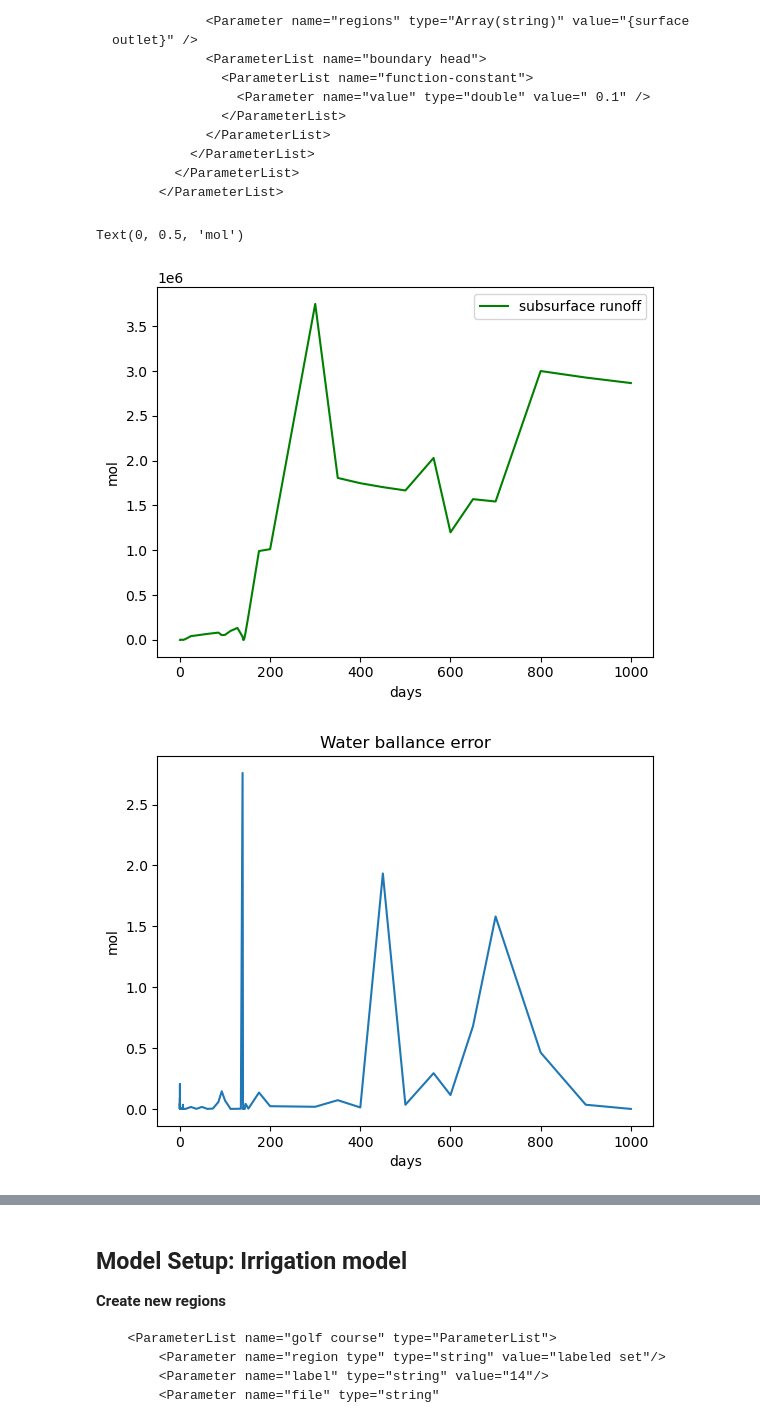
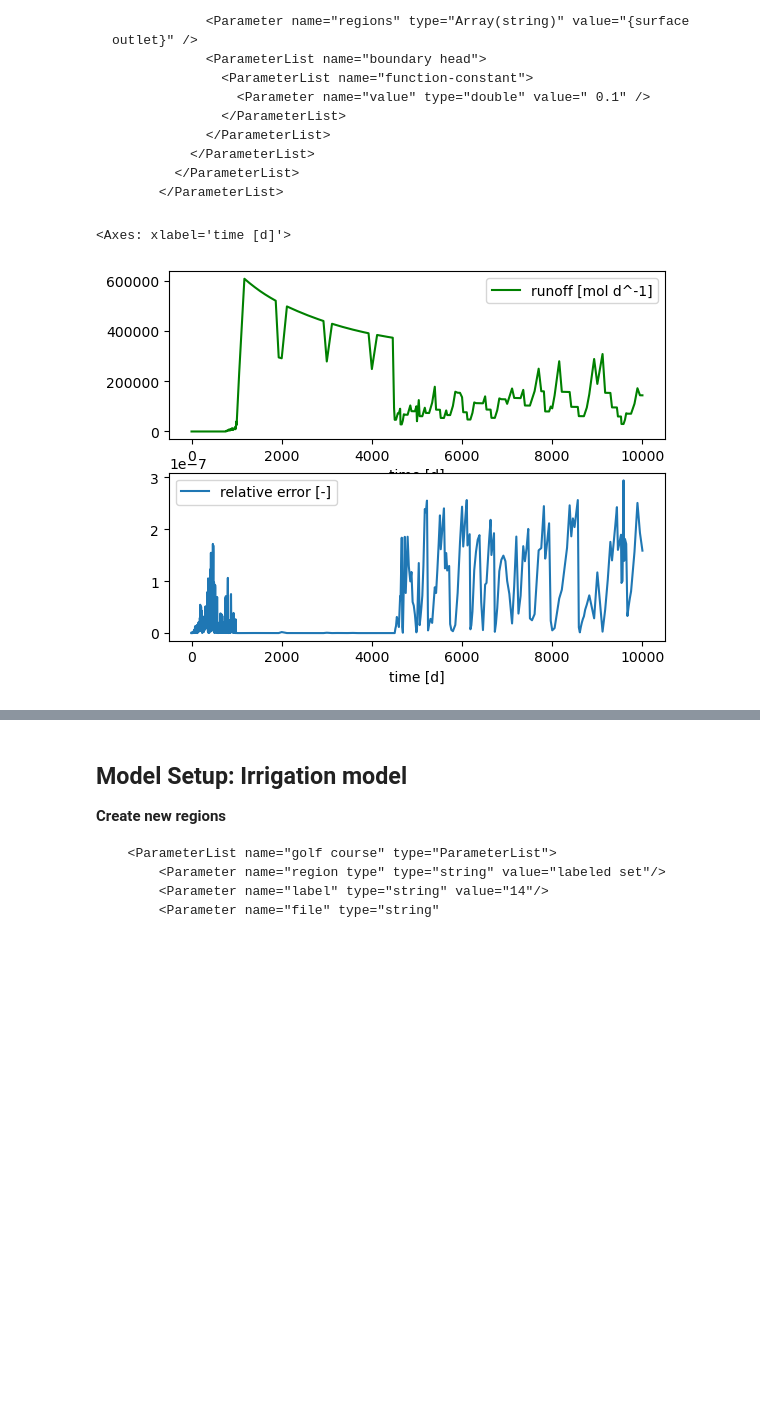
Before and after one commit to amanzi/ats-short-course, a Jupyter notebook: 01_integrated_flow/flow.ipynb, the cells around one changed output, grey strips where cells are left out. Saved outputs shown, nothing was run; the diff lists cells and outputs as text; code cells hidden in the pictures; blank space fills up the shorter version.

````diff
--- a/01_integrated_flow/flow.ipynb
+++ b/01_integrated_flow/flow.ipynb
@@ -447,35 +469,28 @@ plot_sat(1, axs[1], True)
       </ParameterList>
 ```
 # %%
-data = np.transpose(np.loadtxt("integrated_hydrology/run_hillslope_spinup_open_results/water_balance.dat", delimiter=",", skiprows=35))
-
-err = np.zeros_like(data[0])
-
+# load the water balance set of observations
+data = pandas.read_csv("integrated_hydrology/run_hillslope_spinup_results/water_balance.dat", comment='#')
 mol_rho = 55000
 
-subsurface_water = data[1]
-surface_water = data[2]
-surface_runoff = data[3]
-subrface_runoff = data[4]
-precip = data[5]
+subsurface_water = data['subsurface water content [mol]'].to_numpy()
+surface_water = data['surface water content [mol]'].to_numpy()
+surface_runoff = data['runoff [mol d^-1]'].to_numpy()
+precip = data['rain precipitation [m d^-1]'].to_numpy()
 
-for i in range(data[0].size - 1):
-    err[i] = subsurface_water[i+1] + surface_water[i+1] - (subsurface_water[i] + surface_water[i]) + surface_runoff[i+1] + subrface_runoff[i+1]- mol_rho*precip[i+1]
-    err[i] = abs(err[i])
+# compute the mass balance error
+error = np.abs(
+    (subsurface_water[1:] + surface_water[1:]) \
+    - (subsurface_water[:-1] + surface_water[:-1]) \
+    - (mol_rho * precip[1:] - surface_runoff[1:])
+)
+data['relative error [-]'] = np.concatenate([np.zeros((1,),'d'), error]) / (subsurface_water + surface_water)
 
-plt.figure(1)
-plt.plot(data[0], subrface_runoff, "g-", label="subsurface runoff")
-plt.xlabel("days")
-plt.ylabel("mol")
-plt.legend()
-plt.figure(2)
-plt.title("Water ballance error")
-plt.plot(data[0], err)
-plt.xlabel("days")
-plt.ylabel("mol")
-#plt.ylim([0,4])
+# plot
+fig, axs = plt.subplots(2,1)
+data.plot('time [d]', 'runoff [mol d^-1]', ax=axs[0], color='g')
+data.plot('time [d]', 'relative error [-]', ax=axs[1])
 # %% [output]
-Text(0, 0.5, 'mol')
+<Axes: xlabel='time [d]'>
-[figure, old version]
+[figure, new version]
-[figure, removed]
 # %%
````
Also changed, not shown: parts of 7 cells of this notebook, 8 other files.
